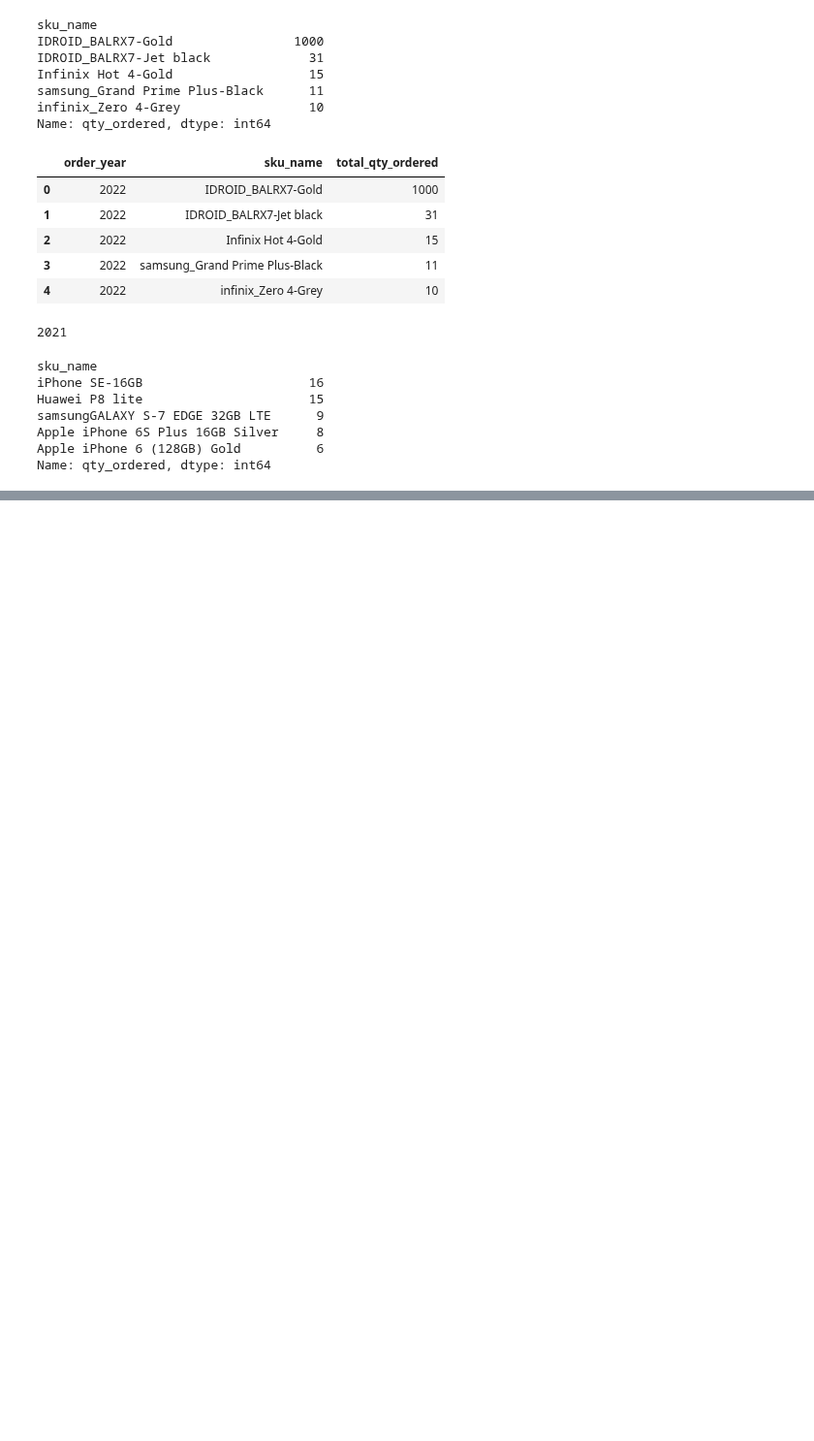
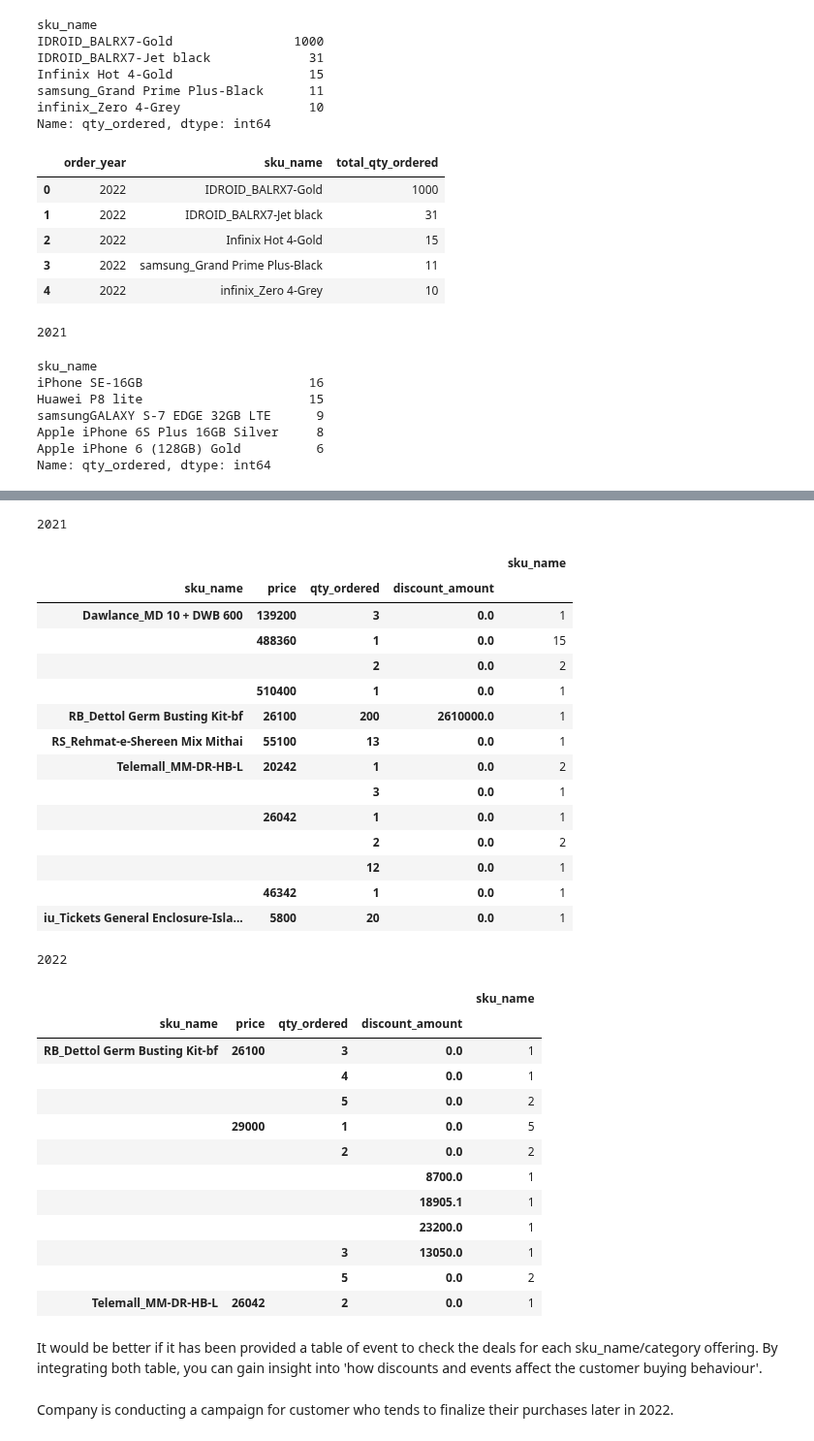
Before and after one commit to clarentcelsia/Analytics, a Jupyter notebook: ecommerce_product_sales.ipynb, the cells around one changed output, grey strips where cells are left out. Shown at 97% size. Cells and saved outputs as stored; diff of their text form; code cells hidden in the pictures; blank space fills up the shorter version.

```diff
--- a/ecommerce_product_sales.ipynb
+++ b/ecommerce_product_sales.ipynb
@@ -335,0 +418,18 @@ Name: qty_ordered, dtype: int64
+# %%
+select_cols = ['order_date', 'sku_name', 'category', 'price' ,'qty_ordered', 'discount_amount', 'is_valid']
+# %%
+#Price, discount_amount during the period
+df_price = df.loc[
+    (df.order_date.dt.year == 2021) &
+    (df['is_valid'] == 1) &
+    (df['category'] == 'Others')
+, select_cols].groupby(['sku_name', 'price', 'qty_ordered', 'discount_amount'])['sku_name'].count()
+
+df_price_22 = df.loc[
+    (df.order_date.dt.year == 2022) &
+    (df['is_valid'] == 1) &
+    (df['category'] == 'Others')
+, select_cols].groupby(['sku_name', 'price','qty_ordered', 'discount_amount'])['sku_name'].count()
+
+df_price = pd.DataFrame(df_price)
+df_price_22 = pd.DataFrame(df_price_22)
@@ -335,0 +467,55 @@ Name: qty_ordered, dtype: int64
+# %%
+print(2021)
+display(df_price[df_price.index.get_level_values('sku_name')\
+    .isin([
+        'RB_Dettol Germ Busting Kit-bf',
+        'Dawlance_MD 10 + DWB 600',
+        'Telemall_MM-DR-HB-L',
+        'iu_Tickets General Enclosure-Islamabad',
+        'RS_Rehmat-e-Shereen Mix Mithai'
+    ])]
+)
+print(2022)
+df_price_22[df_price_22.index.get_level_values('sku_name')\
+    .isin([
+        'RB_Dettol Germ Busting Kit-bf',
+        'Dawlance_MD 10 + DWB 600',
+        'Telemall_MM-DR-HB-L',
+        'iu_Tickets General Enclosure-Islamabad',
+        'RS_Rehmat-e-Shereen Mix Mithai'
+    ])]
+# %% [output]
+2021
+|  |  |  |  | sku_name |
+| sku_name | price | qty_ordered | discount_amount |  |
+| Dawlance_MD 10 + DWB 600 | 139200 | 3 | 0.0 | 1 |
+|  | 488360 | 1 | 0.0 | 15 |
+|  |  | 2 | 0.0 | 2 |
+|  | 510400 | 1 | 0.0 | 1 |
+| RB_Dettol Germ Busting Kit-bf | 26100 | 200 | 2610000.0 | 1 |
+| RS_Rehmat-e-Shereen Mix Mithai | 55100 | 13 | 0.0 | 1 |
+| Telemall_MM-DR-HB-L | 20242 | 1 | 0.0 | 2 |
+|  |  | 3 | 0.0 | 1 |
+|  | 26042 | 1 | 0.0 | 1 |
+|  |  | 2 | 0.0 | 2 |
+|  |  | 12 | 0.0 | 1 |
+|  | 46342 | 1 | 0.0 | 1 |
+| iu_Tickets General Enclosure-Isla... | 5800 | 20 | 0.0 | 1 |
+2022
+|  |  |  |  | sku_name |
+| sku_name | price | qty_ordered | discount_amount |  |
+| RB_Dettol Germ Busting Kit-bf | 26100 | 3 | 0.0 | 1 |
+|  |  | 4 | 0.0 | 1 |
+|  |  | 5 | 0.0 | 2 |
+|  | 29000 | 1 | 0.0 | 5 |
+|  |  | 2 | 0.0 | 2 |
+|  |  |  | 8700.0 | 1 |
+|  |  |  | 18905.1 | 1 |
+|  |  |  | 23200.0 | 1 |
+|  |  | 3 | 13050.0 | 1 |
+|  |  | 5 | 0.0 | 2 |
+| Telemall_MM-DR-HB-L | 26042 | 2 | 0.0 | 1 |
+# %% [markdown]
+It would be better if it has been provided a table of event to check the deals for each sku_name/category offering. By integrating both table, you can gain insight into 'how discounts and events affect the customer buying behaviour'.<br>
+# %% [markdown]
+Company is conducting a campaign for customer who tends to finalize their purchases later in 2022.
```
Also changed, not shown: parts of 27 cells of this notebook.
